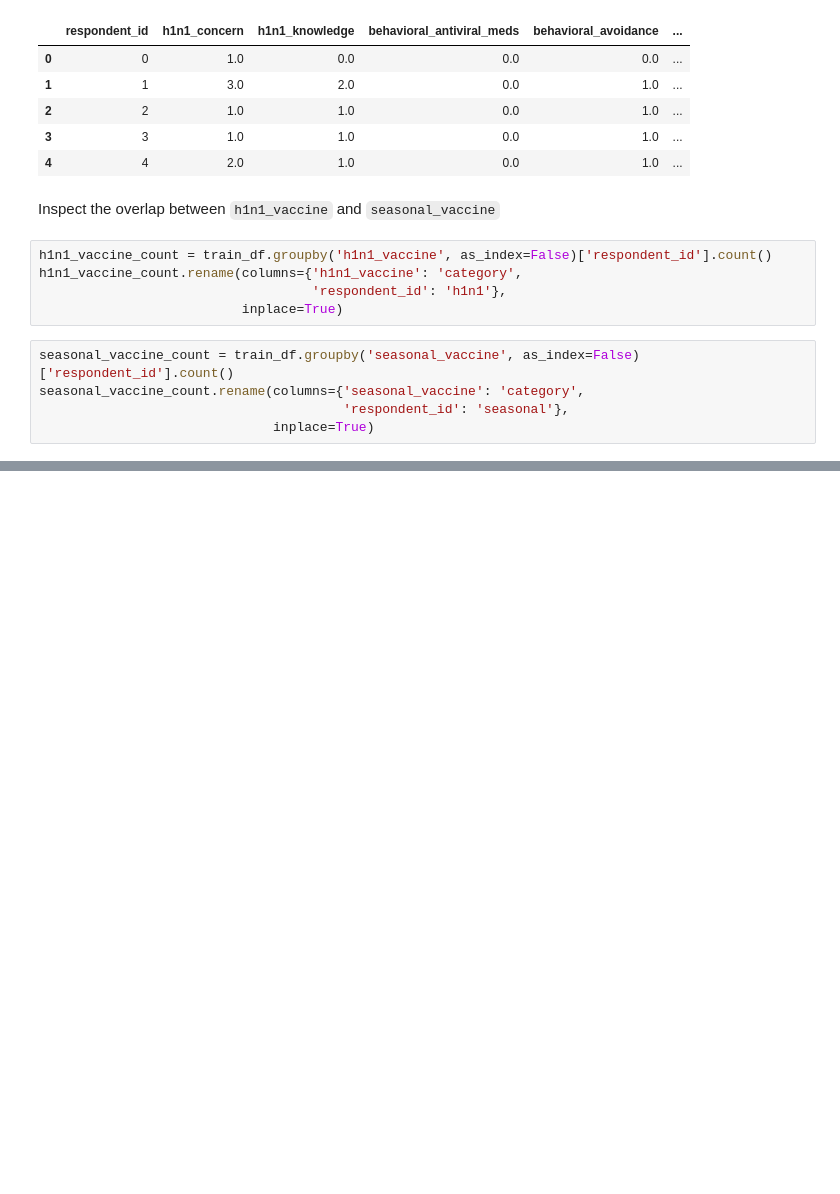
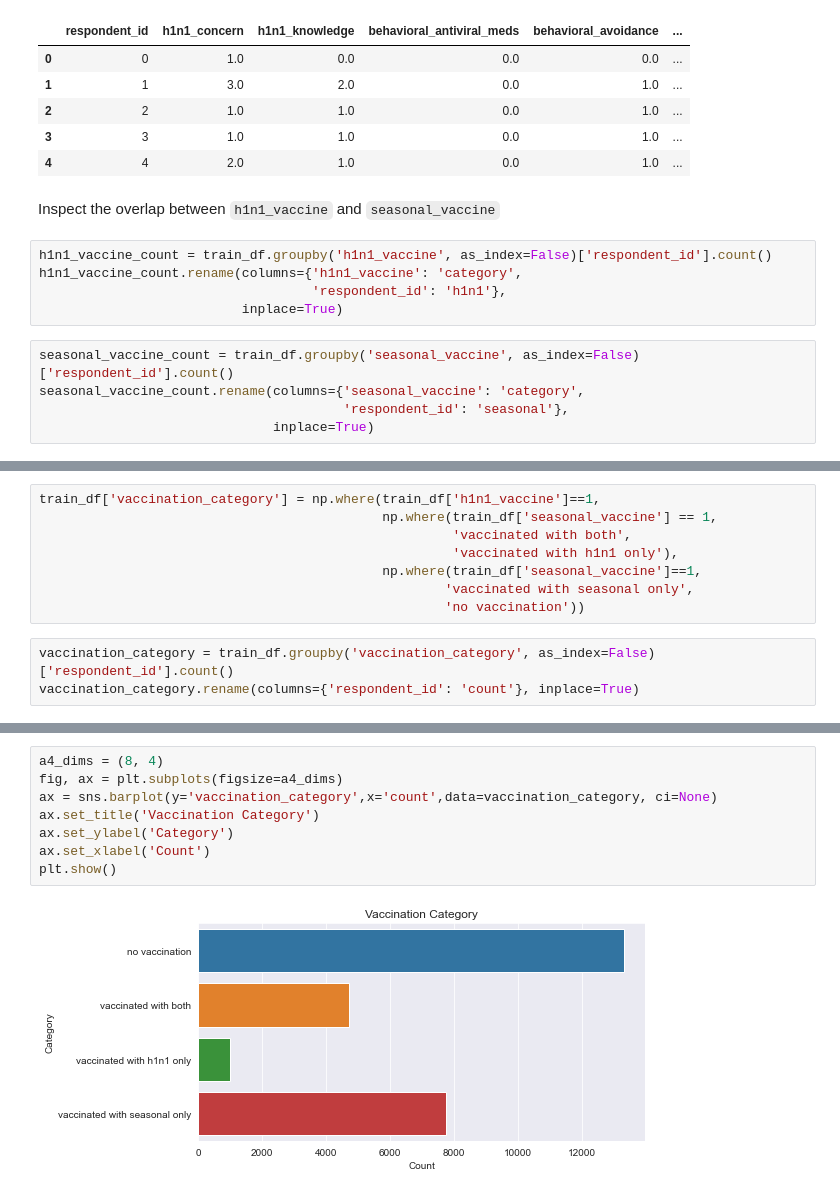
Before and after one commit to lnbalon/mab2133, a Jupyter notebook: workshop/notebooks/01-support-vector-machine.ipynb, the cells around one changed output, grey strips where cells are left out. Saved outputs shown, nothing was run; the diff lists cells and outputs as text; blank space fills up the shorter version.

```diff
--- a/workshop/notebooks/01-support-vector-machine.ipynb
+++ b/workshop/notebooks/01-support-vector-machine.ipynb
@@ -112,0 +111,11 @@ The rate of vaccination for seasonal is greater than for h1n1. However
+# %%
+train_df['vaccination_category'] = np.where(train_df['h1n1_vaccine']==1,
+                                            np.where(train_df['seasonal_vaccine'] == 1,
+                                                     'vaccinated with both',
+                                                     'vaccinated with h1n1 only'),
+                                            np.where(train_df['seasonal_vaccine']==1,
+                                                    'vaccinated with seasonal only',
+                                                    'no vaccination'))
+# %%
+vaccination_category = train_df.groupby('vaccination_category', as_index=False)['respondent_id'].count()
+vaccination_category.rename(columns={'respondent_id': 'count'}, inplace=True)
@@ -112,0 +130,10 @@ The rate of vaccination for seasonal is greater than for h1n1. However
+# %%
+a4_dims = (8, 4)
+fig, ax = plt.subplots(figsize=a4_dims)
+ax = sns.barplot(y='vaccination_category',x='count',data=vaccination_category, ci=None)
+ax.set_title('Vaccination Category')
+ax.set_ylabel('Category')
+ax.set_xlabel('Count')
+plt.show()
+# %% [output]
+[figure, added]
```
Also changed, not shown: parts of 6 cells of this notebook.
